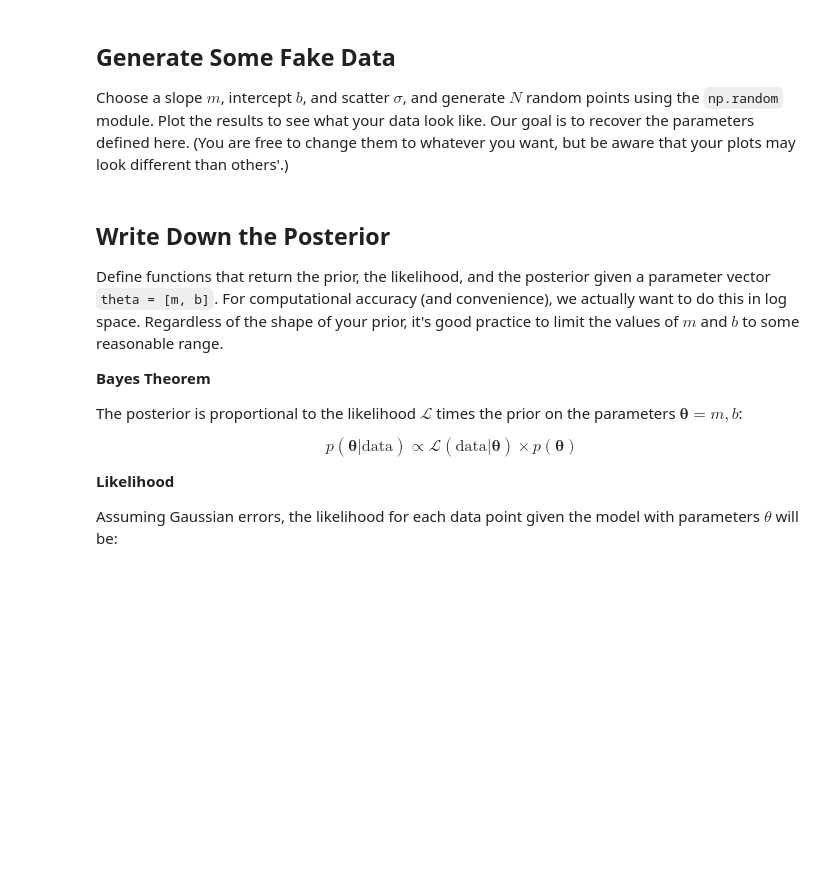
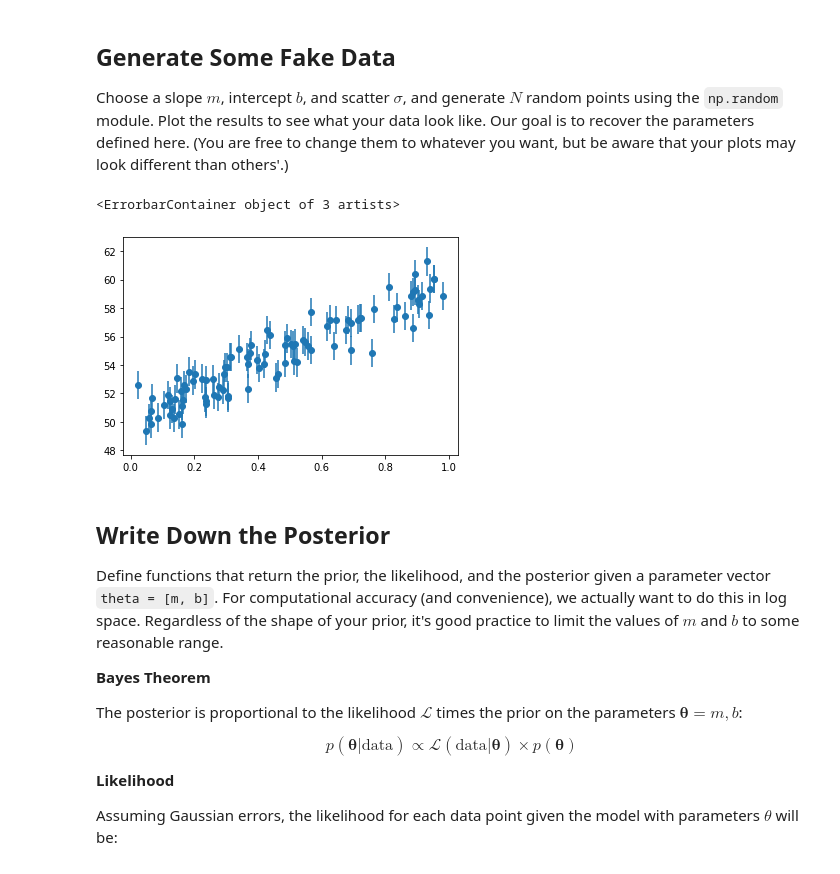
Before and after one commit to ASTR154/bayesian-statistics, a Jupyter notebook: monte_carlo_line_fitting.ipynb, the cells around one changed output. Saved outputs shown, nothing was run; the diff lists cells and outputs as text; code cells hidden in the pictures; blank space fills up the shorter version.

```diff
--- a/monte_carlo_line_fitting.ipynb
+++ b/monte_carlo_line_fitting.ipynb
@@ -12,15 +12,18 @@ Choose a slope $m$, intercept $b$, and scatter $\sigma$, and generate $N$ random
 # %%
 N = 100  # number of points
 m = 10.  # slope
 b = 50.  # intercept
 sigma = 1.  # scatter
 
 rng = np.random.default_rng()
-x =  # complete with random values between 0 and 1
-y =  # equation for a line PLUS random values from a Gaussian centered at 0 with standard deviation `sigma`
-dy =  # array of error bars for all the data (all `sigma`)
-
-# plot your generated data with error bars
+x =  rng.uniform(0,1,N)
+y = (m * x) + b + rng.normal(0, sigma, size = N)
+dy = np.repeat(sigma, N)
+plt.scatter(x, y)
+plt.errorbar(x, y, yerr = dy, linestyle = 'none')
+# %% [output]
+<ErrorbarContainer object of 3 artists>
+[figure, added]
 # %% [markdown]
 ## Write Down the Posterior
 Define functions that return the prior, the likelihood, and the posterior given a parameter vector `theta = [m, b]`. For computational accuracy (and convenience), we actually want to do this in log space. Regardless of the shape of your prior, it's good practice to limit the values of $m$ and $b$ to some reasonable range.
```
Also changed, not shown: parts of 10 cells of this notebook.
